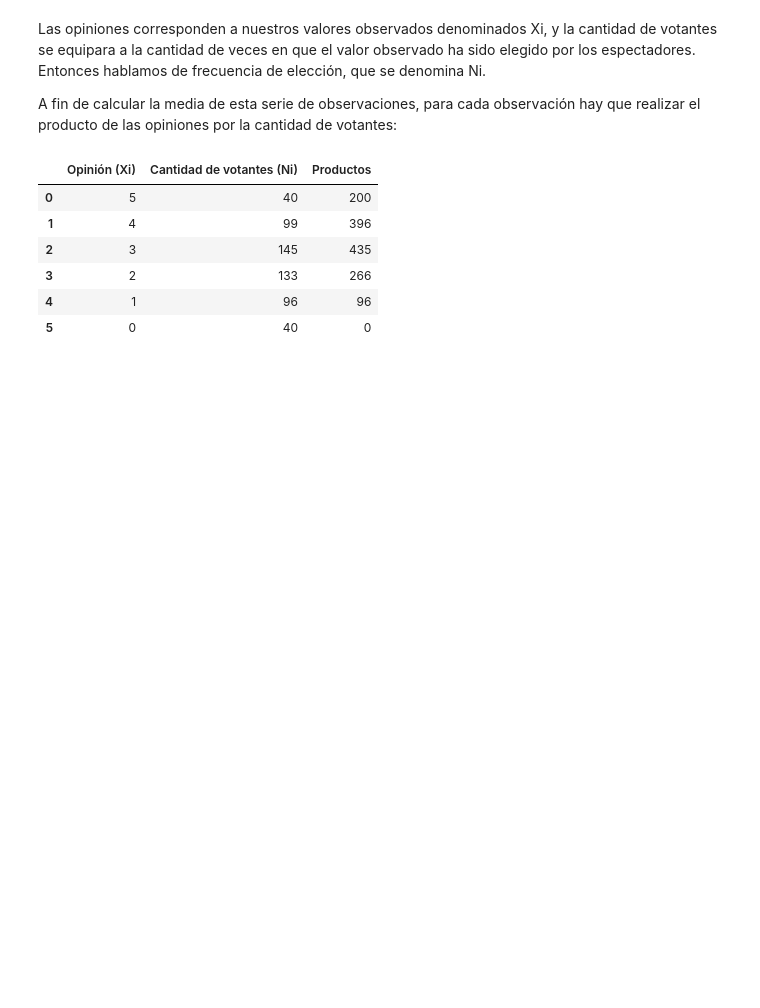
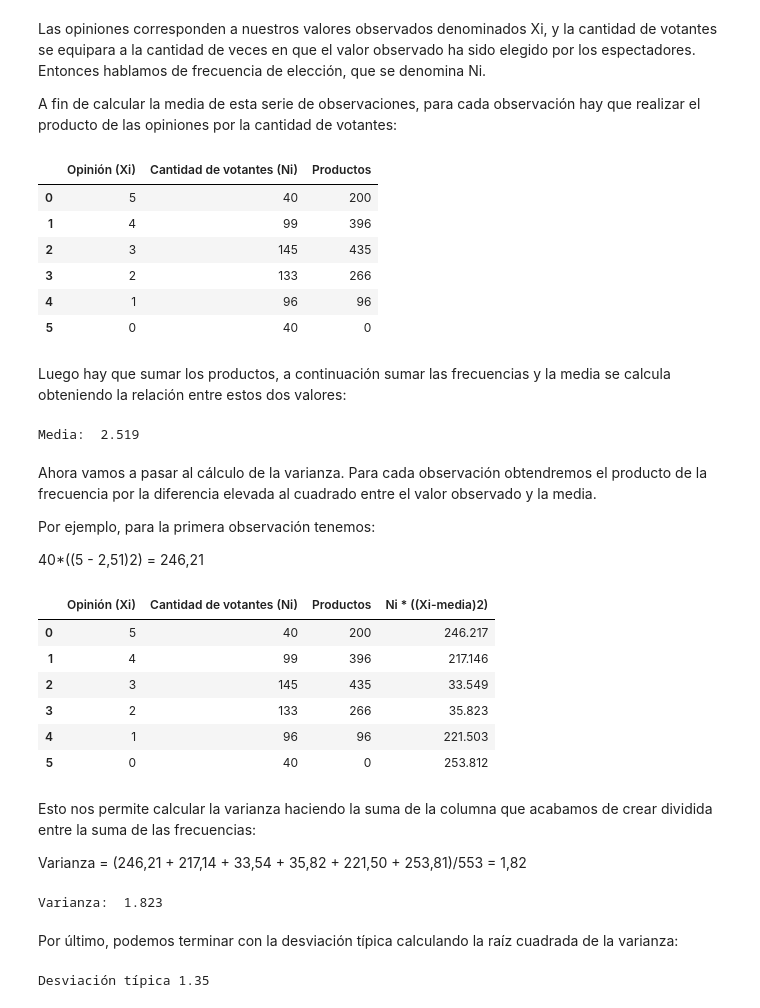
Before and after one commit to luciacantos/criticas_de_peliculas, a Jupyter notebook: peliculas.ipynb, the cells around one changed output. Saved outputs shown, nothing was run; the diff lists cells and outputs as text; code cells hidden in the pictures; blank space fills up the shorter version.

Commit message:
media, varianza y desviación típica

```diff
--- a/peliculas.ipynb
+++ b/peliculas.ipynb
@@ -57,3 +57,47 @@ df_votantes
 | 3 | 2 | 133 | 266 |
 | 4 | 1 | 96 | 96 |
 | 5 | 0 | 40 | 0 |
+# %% [markdown]
+Luego hay que sumar los productos, a continuación sumar las frecuencias y la media se calcula obteniendo la relación entre estos dos valores:
+# %%
+suma_prod = df_votantes["Productos"].sum()
+suma_frec = df_votantes["Cantidad de votantes (Ni)"].sum()
+
+media = suma_prod / suma_frec
+
+print("Media: ", round(media,3))
+# %% [output]
+Media:  2.519
+# %% [markdown]
+Ahora vamos a pasar al cálculo de la varianza. Para cada observación obtendremos el producto de la frecuencia por la diferencia elevada al cuadrado entre el valor observado y la media.
+
+Por ejemplo, para la primera observación tenemos:
+
+40*((5 - 2,51)2) = 246,21
+# %%
+df_votantes["Ni * ((Xi-media)2)"] = round(df_votantes["Cantidad de votantes (Ni)"] * (df_votantes["Opinión (Xi)"] - media)**2,3)
+df_votantes
+# %% [output]
+|  | Opinión (Xi) | Cantidad de votantes (Ni) | Productos | Ni * ((Xi-media)2) |
+| 0 | 5 | 40 | 200 | 246.217 |
+| 1 | 4 | 99 | 396 | 217.146 |
+| 2 | 3 | 145 | 435 | 33.549 |
+| 3 | 2 | 133 | 266 | 35.823 |
+| 4 | 1 | 96 | 96 | 221.503 |
+| 5 | 0 | 40 | 0 | 253.812 |
+# %% [markdown]
+Esto nos permite calcular la varianza haciendo la suma de la columna que acabamos de crear dividida entre la suma de las frecuencias:
+
+Varianza = (246,21 + 217,14 + 33,54 + 35,82 + 221,50 + 253,81)/553 = 1,82
+# %%
+varianza = df_votantes["Ni * ((Xi-media)2)"].sum() / suma_frec
+print("Varianza: ", round(varianza, 3))
+# %% [output]
+Varianza:  1.823
+# %% [markdown]
+Por último, podemos terminar con la desviación típica calculando la raíz cuadrada de la varianza:
+# %%
+desv_tipica = np.sqrt(varianza)
+print("Desviación típica", round(desv_tipica,3))
+# %% [output]
+Desviación típica 1.35
```
Also changed, not shown: parts of 2 cells of this notebook.
